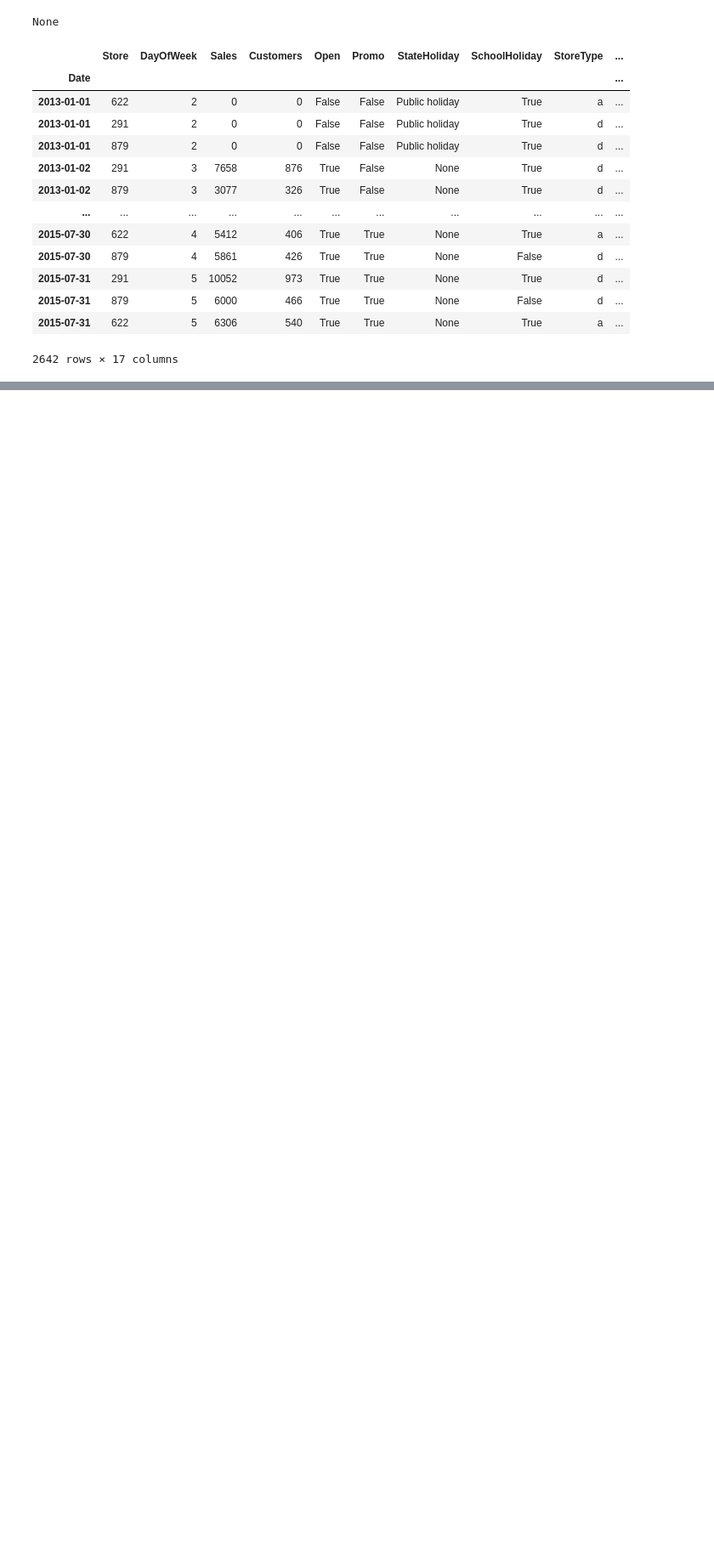
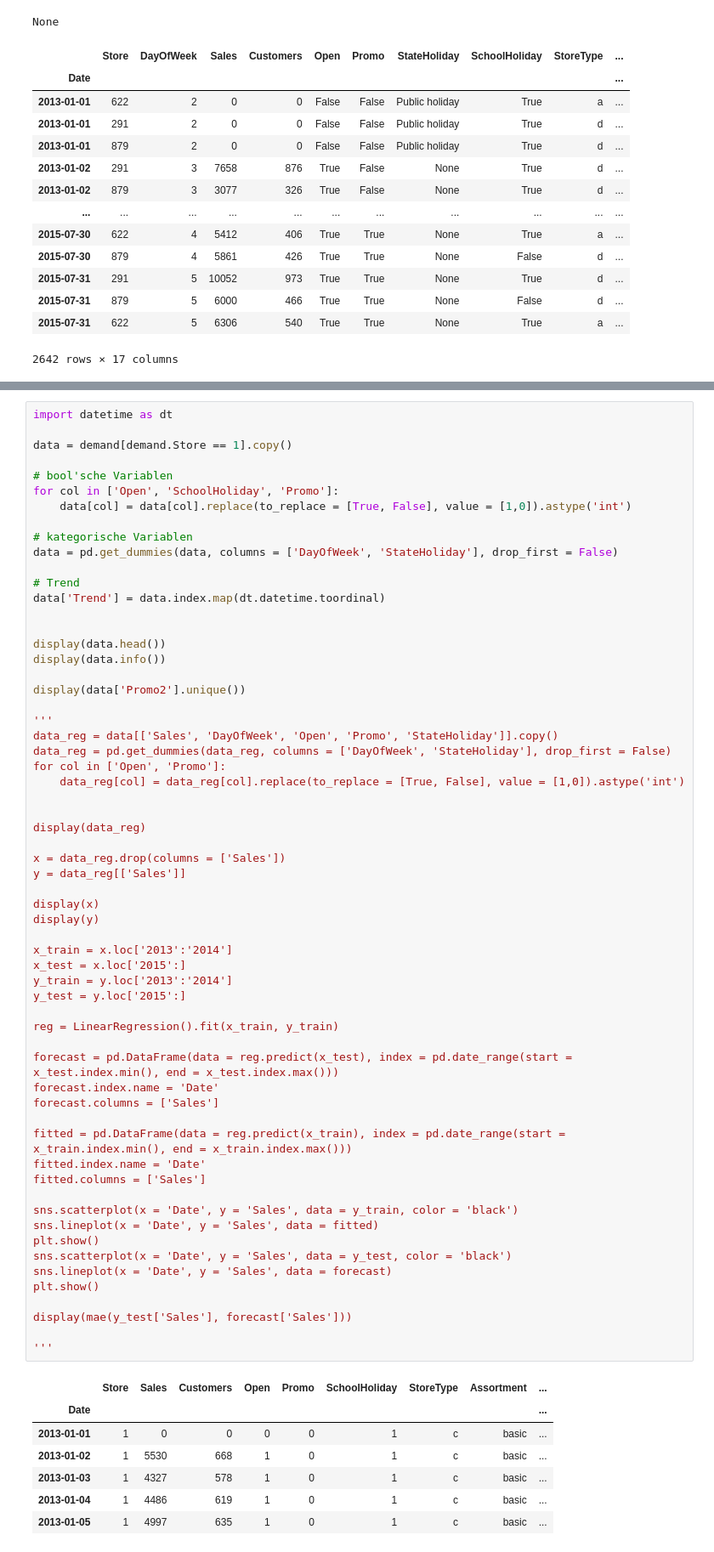
Before and after one commit to schemm/forecasting, a Jupyter notebook: RossmannStoreSales.ipynb, the cells around one changed output, grey strips where cells are left out. Shown at 85% size. Drawn from its saved outputs; the diff is of its cells as text; blank space fills up the shorter version.

```diff
--- a/RossmannStoreSales.ipynb
+++ b/RossmannStoreSales.ipynb
@@ -145,0 +149,69 @@ _ = g.set_xticks(pd.date_range(start = data.index.min(), end = data.index.max(),
+# %%
+import datetime as dt
+
+data = demand[demand.Store == 1].copy()
+
+# bool'sche Variablen
+for col in ['Open', 'SchoolHoliday', 'Promo']:
+    data[col] = data[col].replace(to_replace = [True, False], value = [1,0]).astype('int')
+
+# kategorische Variablen
+data = pd.get_dummies(data, columns = ['DayOfWeek', 'StateHoliday'], drop_first = False)
+
+# Trend
+data['Trend'] = data.index.map(dt.datetime.toordinal)
+
+
+display(data.head())
+display(data.info())
+
+display(data['Promo2'].unique())
+
+'''
+data_reg = data[['Sales', 'DayOfWeek', 'Open', 'Promo', 'StateHoliday']].copy()
+data_reg = pd.get_dummies(data_reg, columns = ['DayOfWeek', 'StateHoliday'], drop_first = False)
+for col in ['Open', 'Promo']:
+    data_reg[col] = data_reg[col].replace(to_replace = [True, False], value = [1,0]).astype('int')
+
+
+display(data_reg)
+
+x = data_reg.drop(columns = ['Sales'])
+y = data_reg[['Sales']]
+
+display(x)
+display(y)
+
+x_train = x.loc['2013':'2014']
+x_test = x.loc['2015':]
+y_train = y.loc['2013':'2014']
+y_test = y.loc['2015':]
+
+reg = LinearRegression().fit(x_train, y_train)
+
+forecast = pd.DataFrame(data = reg.predict(x_test), index = pd.date_range(start = x_test.index.min(), end = x_test.index.max()))
+forecast.index.name = 'Date'
+forecast.columns = ['Sales']
+
+fitted = pd.DataFrame(data = reg.predict(x_train), index = pd.date_range(start = x_train.index.min(), end = x_train.index.max()))
+fitted.index.name = 'Date'
+fitted.columns = ['Sales']
+
+sns.scatterplot(x = 'Date', y = 'Sales', data = y_train, color = 'black')
+sns.lineplot(x = 'Date', y = 'Sales', data = fitted)
+plt.show()
+sns.scatterplot(x = 'Date', y = 'Sales', data = y_test, color = 'black')
+sns.lineplot(x = 'Date', y = 'Sales', data = forecast)
+plt.show()
+
+display(mae(y_test['Sales'], forecast['Sales']))
+
+'''
+# %% [output]
+|  | Store | Sales | Customers | Open | Promo | SchoolHoliday | StoreType | Assortment | ... |
+| Date |  |  |  |  |  |  |  |  | ... |
+| 2013-01-01 | 1 | 0 | 0 | 0 | 0 | 1 | c | basic | ... |
+| 2013-01-02 | 1 | 5530 | 668 | 1 | 0 | 1 | c | basic | ... |
+| 2013-01-03 | 1 | 4327 | 578 | 1 | 0 | 1 | c | basic | ... |
+| 2013-01-04 | 1 | 4486 | 619 | 1 | 0 | 1 | c | basic | ... |
+| 2013-01-05 | 1 | 4997 | 635 | 1 | 0 | 1 | c | basic | ... |
```
Also changed, not shown: parts of 33 cells of this notebook.
